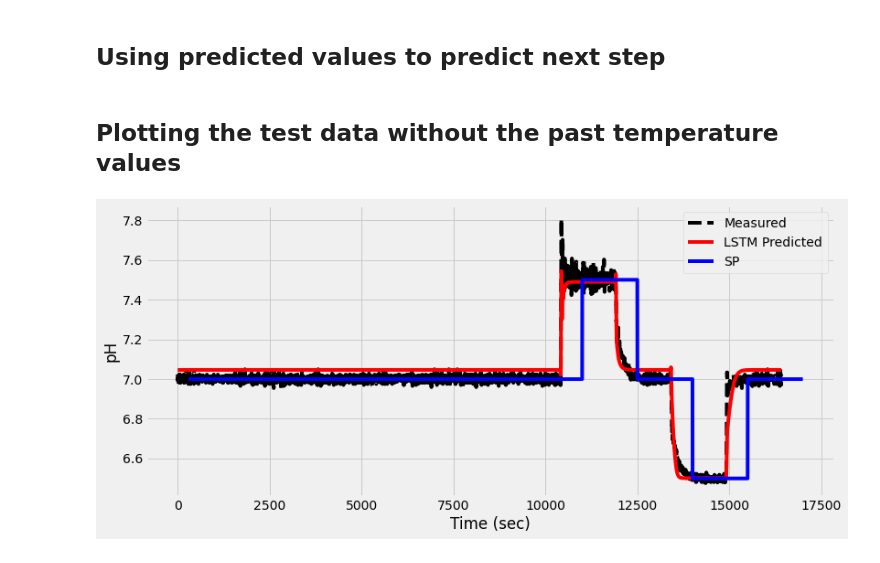
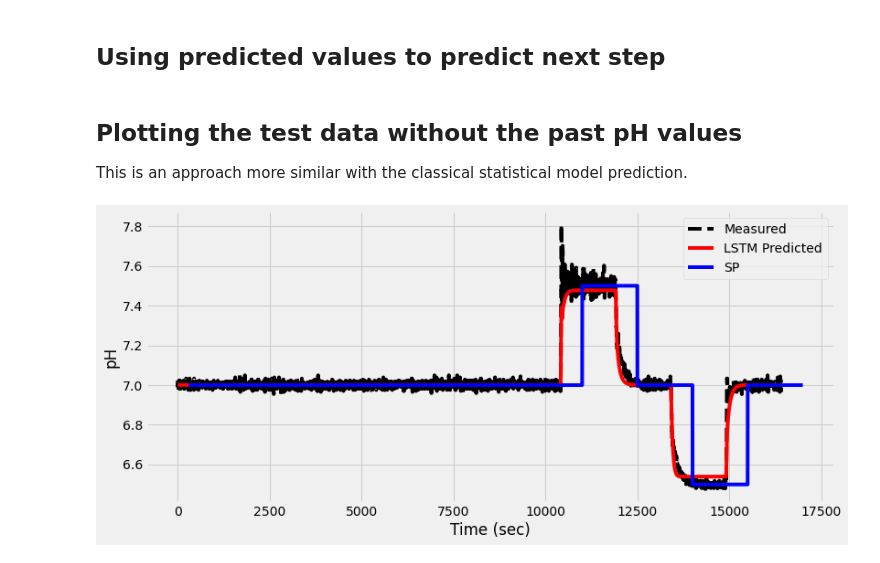
Before and after one commit to VictorDreke/Industry4.0_Python, a Jupyter notebook: LSTM_for_Identification.ipynb, the cells around one changed output. Saved outputs shown, nothing was run; the diff lists cells and outputs as text; code cells hidden in the pictures.

```diff
--- a/LSTM_for_Identification.ipynb
+++ b/LSTM_for_Identification.ipynb
@@ -222,25 +238,26 @@ for i in range(window,len(Xtsq)):
     Yti[i-window] = Xtsq[i][0]
 
 #Ytu = (Yti - s2.min_[0])/s2.scale_[0]
-Ytu = s2.inverse_transform(Yti)
+Ytu2 = s2.inverse_transform(Yti)
 # %% [markdown]
-## Plotting the test data without the past temperature values
+## Plotting the test data without the past pH values
+This is an approach more similar with the classical statistical model prediction.
 # %%
 plt.figure(figsize=(12,12))
 plt.subplot(2,1,1)
 # plt.plot(test['Time'][window:],Ytu,'r-',label='LSTM Predicted')
 plt.plot(Ytm[window:],'k--',label='Measured')
-plt.plot(Ytu[window:],'r-',label='LSTM Predicted')
+plt.plot(Ytu2[window:],'r-',label='LSTM Predicted')
 # plt.plot(test['Time'][window:],Ytm,'k--',label='Measured')
 plt.legend()
 # plt.ylabel('Temperature (°C)')
 # plt.plot('pH')
 # plt.subplot(2,1,2)
 # plt.plot(test['Time'],test['Q1'],'b-',label='Heater')
 plt.plot(test['Level_SP'][window:],'b-',label='SP')
 plt.xlabel('Time (sec)'); plt.ylabel('pH')
 plt.legend()
 # plt.savefig('tclab_forecast.png')
 plt.show()
 # %% [output]
-[figure, old version]
+[figure, new version]
```
Also changed, not shown: parts of 25 cells of this notebook.
